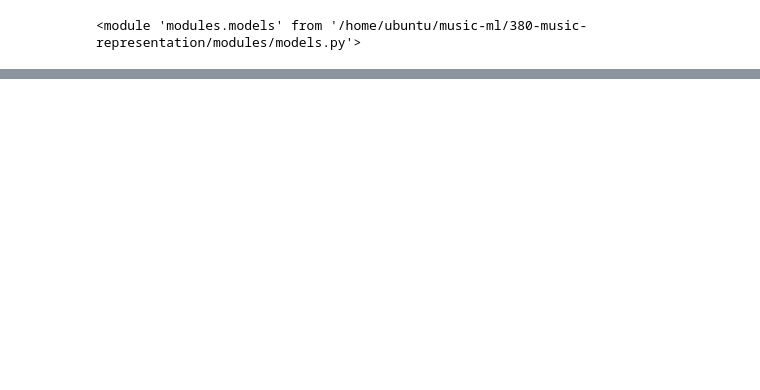
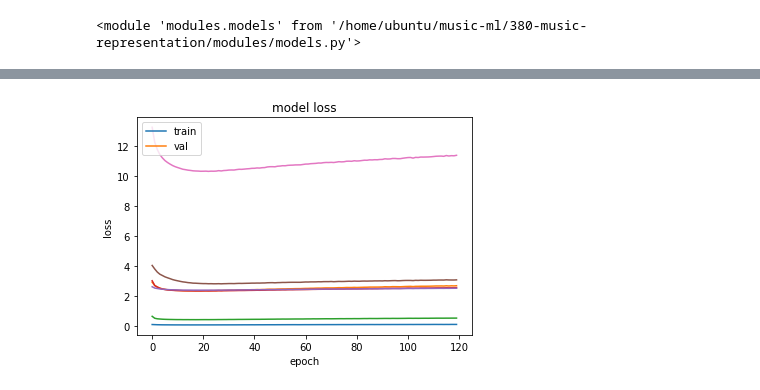
Before and after one commit to aleathwick/380-music-representation, a Jupyter notebook: data_exploration1.ipynb, the cells around one changed output, grey strips where cells are left out. Cells and saved outputs as stored; diff of their text form; code cells hidden in the pictures; blank space fills up the shorter version.

```diff
--- a/data_exploration1.ipynb
+++ b/data_exploration1.ipynb
@@ -188,0 +148,18 @@ print(a)
+# %%
+pm =
+metric = 'loss'
+# print(hist)
+plt.plot(hist['val_dense_1_' + metric])
+plt.plot(hist['val_dense_2_' + metric])
+plt.plot(hist['val_dense_3_' + metric])
+plt.plot(hist['val_dense_4_' + metric])
+plt.plot(hist['val_dense_5_' + metric])
+plt.plot(hist['val_dense_' + metric])
+plt.plot(hist['val_' + metric])
+plt.title('model ' + metric)
+plt.ylabel(metric)
+plt.xlabel('epoch')
+plt.legend(['train', 'val'], loc='upper left')
+plt.show()
+# %% [output]
+[figure, added]
```
Also changed, not shown: parts of 17 cells of this notebook, 6 other files.
